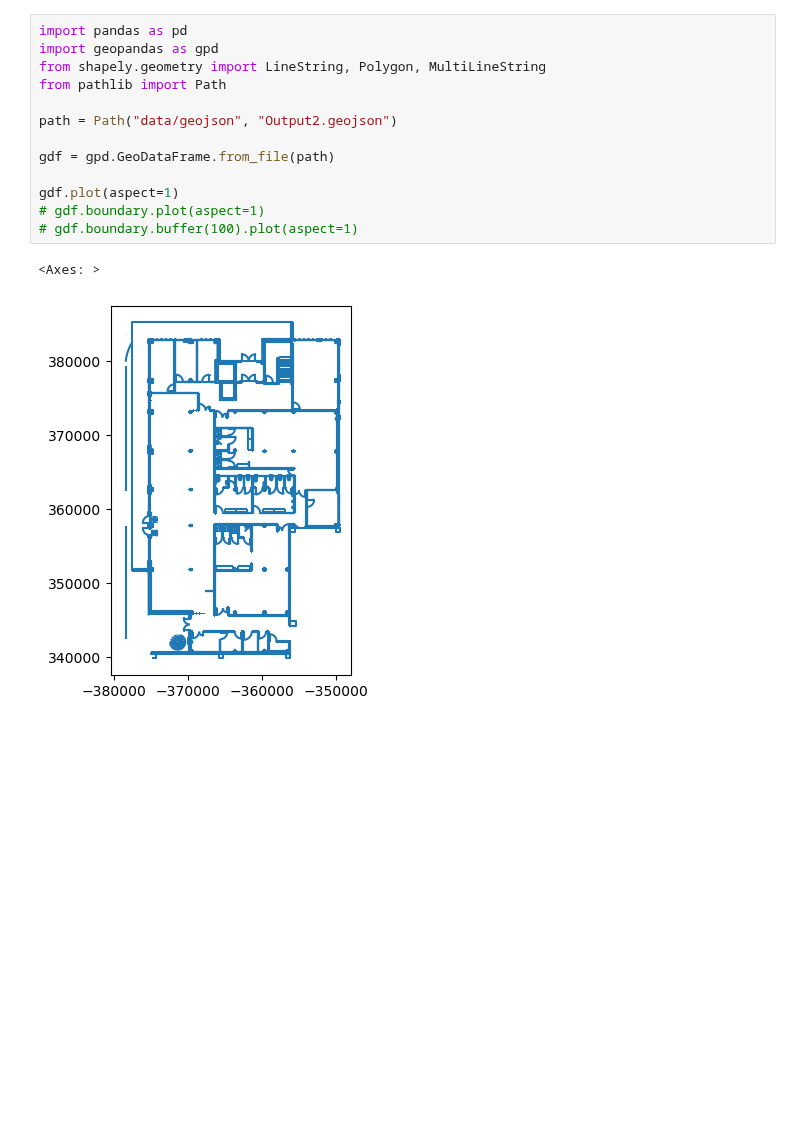
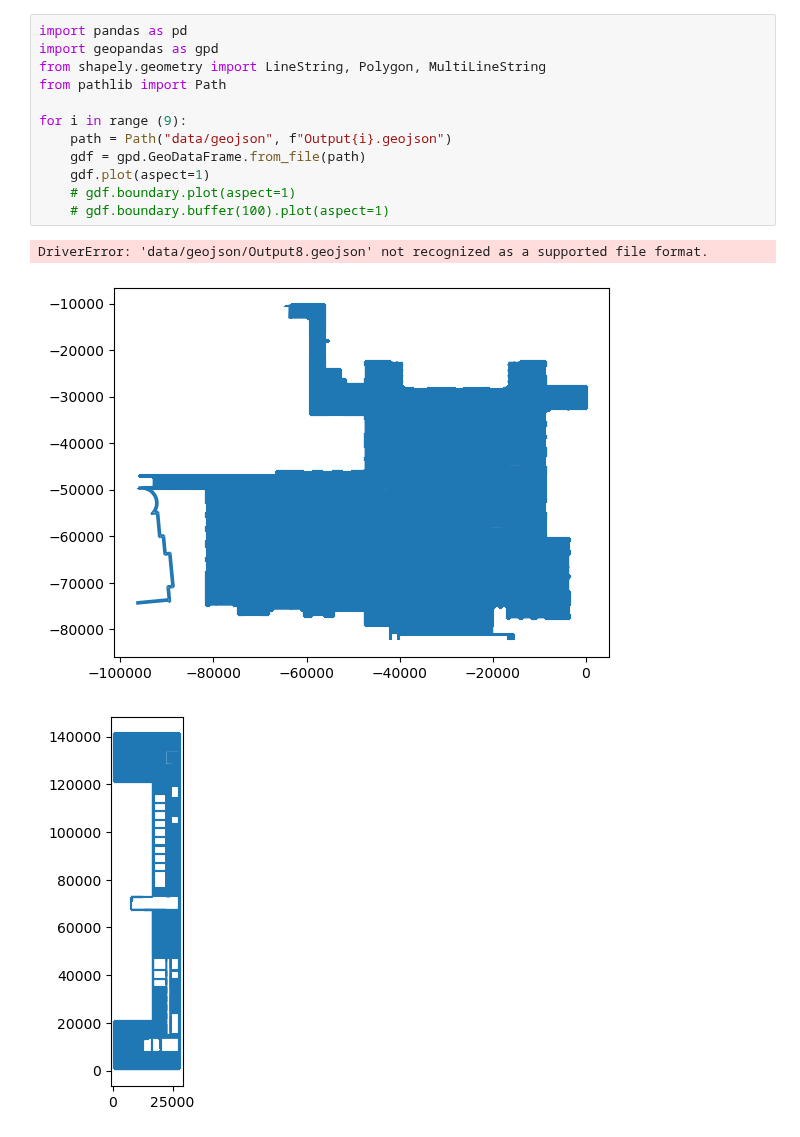
Before and after one commit to waddason/CapstoneContour, a Jupyter notebook: main.ipynb, the cells around one changed output. Cells and saved outputs as stored; diff of their text form; blank space fills up the shorter version.

```diff
--- a/main.ipynb
+++ b/main.ipynb
@@ -1,16 +1,16 @@
 # %%
 import pandas as pd
 import geopandas as gpd
 from shapely.geometry import LineString, Polygon, MultiLineString
 from pathlib import Path
 
-path = Path("data/geojson", "Output2.geojson")
-
-gdf = gpd.GeoDataFrame.from_file(path)
-
-gdf.plot(aspect=1)
-# gdf.boundary.plot(aspect=1)
-# gdf.boundary.buffer(100).plot(aspect=1)
+for i in range (9):
+    path = Path("data/geojson", f"Output{i}.geojson")
+    gdf = gpd.GeoDataFrame.from_file(path)
+    gdf.plot(aspect=1)
+    # gdf.boundary.plot(aspect=1)
+    # gdf.boundary.buffer(100).plot(aspect=1)
 # %% [output]
-<Axes: >
+DriverError: 'data/geojson/Output8.geojson' not recognized as a supported file format.
-[figure, old version]
+[figure, new version]
+[figure, added]
```
Also changed, not shown: parts of 1 cell of this notebook, 9 other files.
